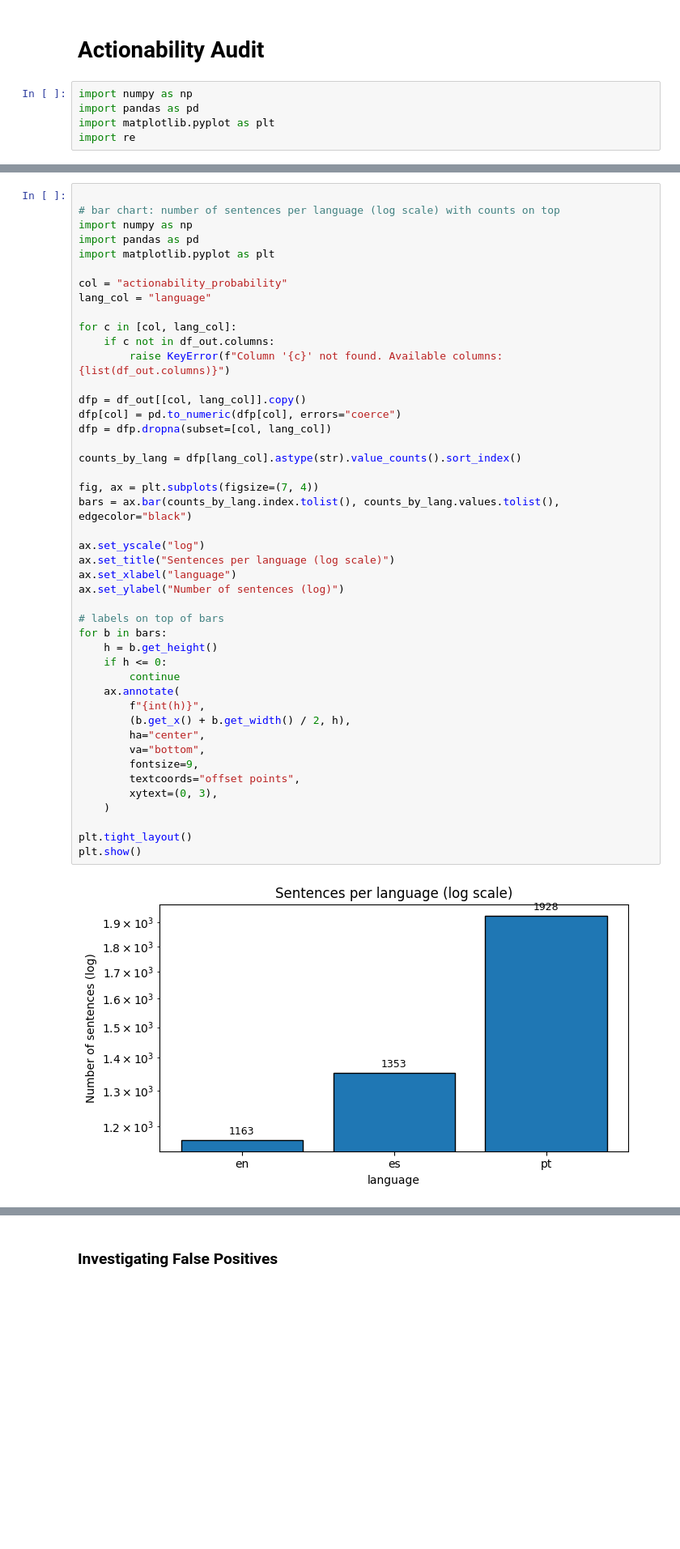
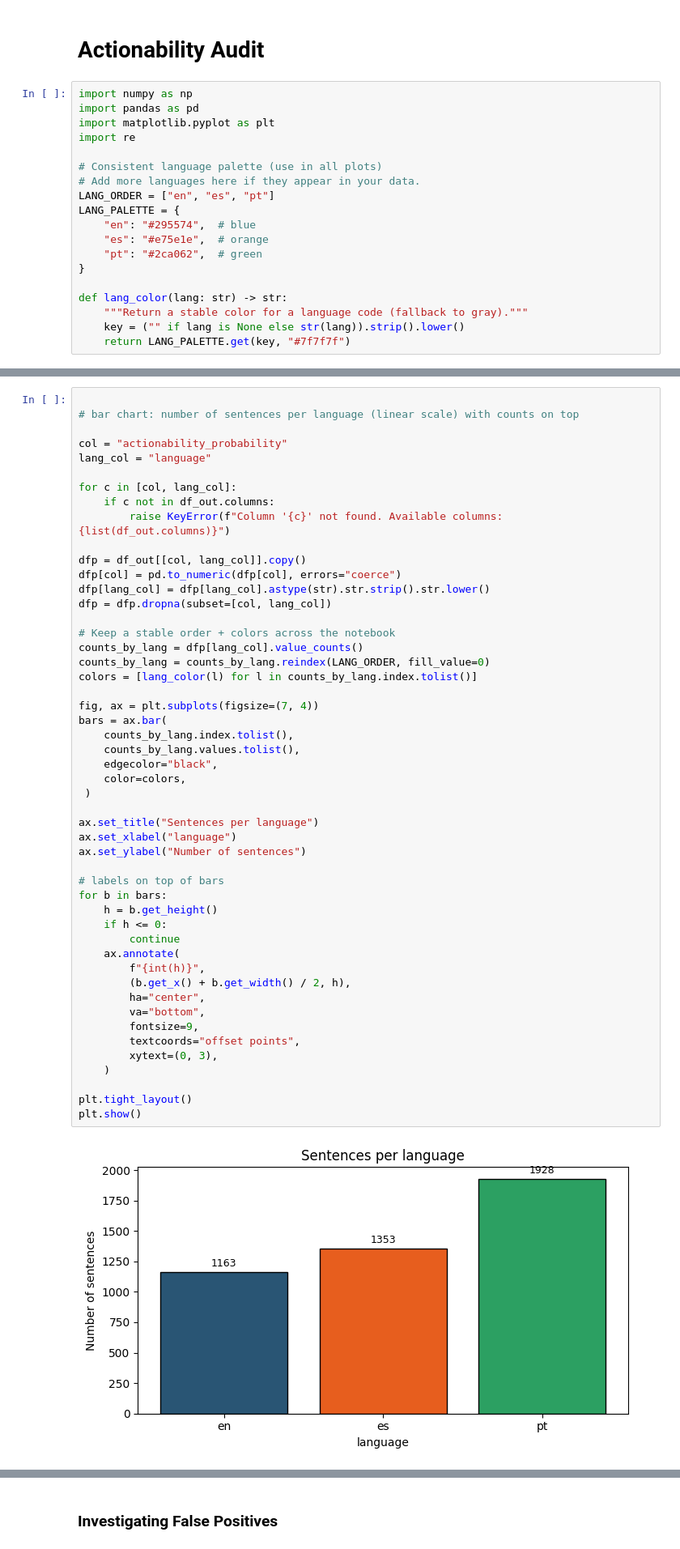
Before and after one commit to Lenap0911/NLP-model, a Jupyter notebook: nlp/actionability_tester.ipynb, the cells around one changed output, grey strips where cells are left out. Shown at 81% size. Drawn from its saved outputs; the diff is of its cells as text; blank space fills up the shorter version.

```diff
--- a/nlp/actionability_tester.ipynb
+++ b/nlp/actionability_tester.ipynb
@@ -5,6 +5,20 @@ import numpy as np
 import pandas as pd
 import matplotlib.pyplot as plt
 import re
+
+# Consistent language palette (use in all plots)
+# Add more languages here if they appear in your data.
+LANG_ORDER = ["en", "es", "pt"]
+LANG_PALETTE = {
+    "en": "#295574",  # blue
+    "es": "#e75e1e",  # orange
+    "pt": "#2ca062",  # green
+}
+
+def lang_color(lang: str) -> str:
+    """Return a stable color for a language code (fallback to gray)."""
+    key = ("" if lang is None else str(lang)).strip().lower()
+    return LANG_PALETTE.get(key, "#7f7f7f")
 # %%
 df_out = pd.read_csv("../output/sentences_actionability.csv")
 #show just sentence column and actionability_probability
@@ -64,10 +75,7 @@ plt.show()
 [figure]
 # %%
 
-# bar chart: number of sentences per language (log scale) with counts on top
-import numpy as np
-import pandas as pd
-import matplotlib.pyplot as plt
+# bar chart: number of sentences per language (linear scale) with counts on top
 
 col = "actionability_probability"
 lang_col = "language"
@@ -76,38 +84,46 @@ for c in [col, lang_col]:
     if c not in df_out.columns:
         raise KeyError(f"Column '{c}' not found. Available columns: {list(df_out.columns)}")
 
 dfp = df_out[[col, lang_col]].copy()
 dfp[col] = pd.to_numeric(dfp[col], errors="coerce")
+dfp[lang_col] = dfp[lang_col].astype(str).str.strip().str.lower()
 dfp = dfp.dropna(subset=[col, lang_col])
 
-counts_by_lang = dfp[lang_col].astype(str).value_counts().sort_index()
+# Keep a stable order + colors across the notebook
+counts_by_lang = dfp[lang_col].value_counts()
+counts_by_lang = counts_by_lang.reindex(LANG_ORDER, fill_value=0)
+colors = [lang_color(l) for l in counts_by_lang.index.tolist()]
 
 fig, ax = plt.subplots(figsize=(7, 4))
-bars = ax.bar(counts_by_lang.index.tolist(), counts_by_lang.values.tolist(), edgecolor="black")
+bars = ax.bar(
+    counts_by_lang.index.tolist(),
+    counts_by_lang.values.tolist(),
+    edgecolor="black",
+    color=colors,
+ )
 
-ax.set_yscale("log")
-ax.set_title("Sentences per language (log scale)")
+ax.set_title("Sentences per language")
 ax.set_xlabel("language")
-ax.set_ylabel("Number of sentences (log)")
+ax.set_ylabel("Number of sentences")
 
 # labels on top of bars
 for b in bars:
     h = b.get_height()
     if h <= 0:
         continue
     ax.annotate(
         f"{int(h)}",
         (b.get_x() + b.get_width() / 2, h),
         ha="center",
         va="bottom",
         fontsize=9,
         textcoords="offset points",
         xytext=(0, 3),
     )
 
 plt.tight_layout()
 plt.show()
 # %% [output]
-[figure, old version]
+[figure, new version]
 # %%
 # subplots: one histogram per language for actionability_probability (log y) with counts on bars
```
Also changed, not shown: parts of 9 cells of this notebook.
